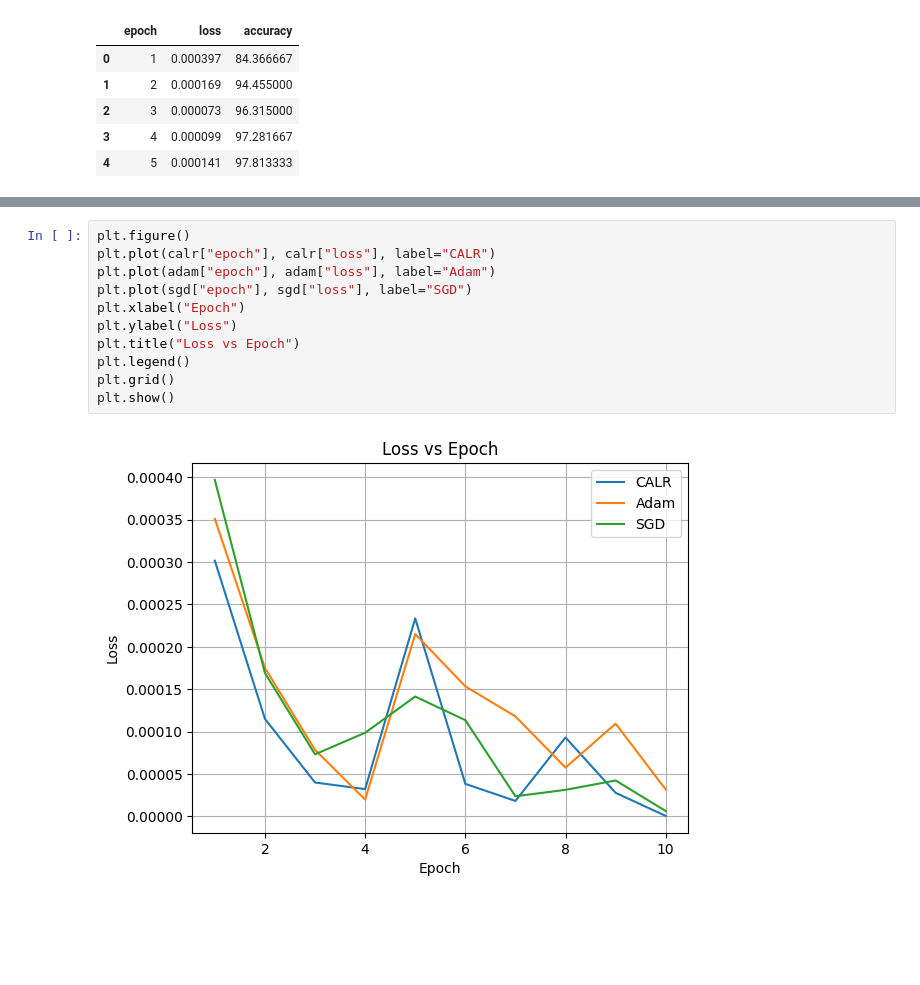
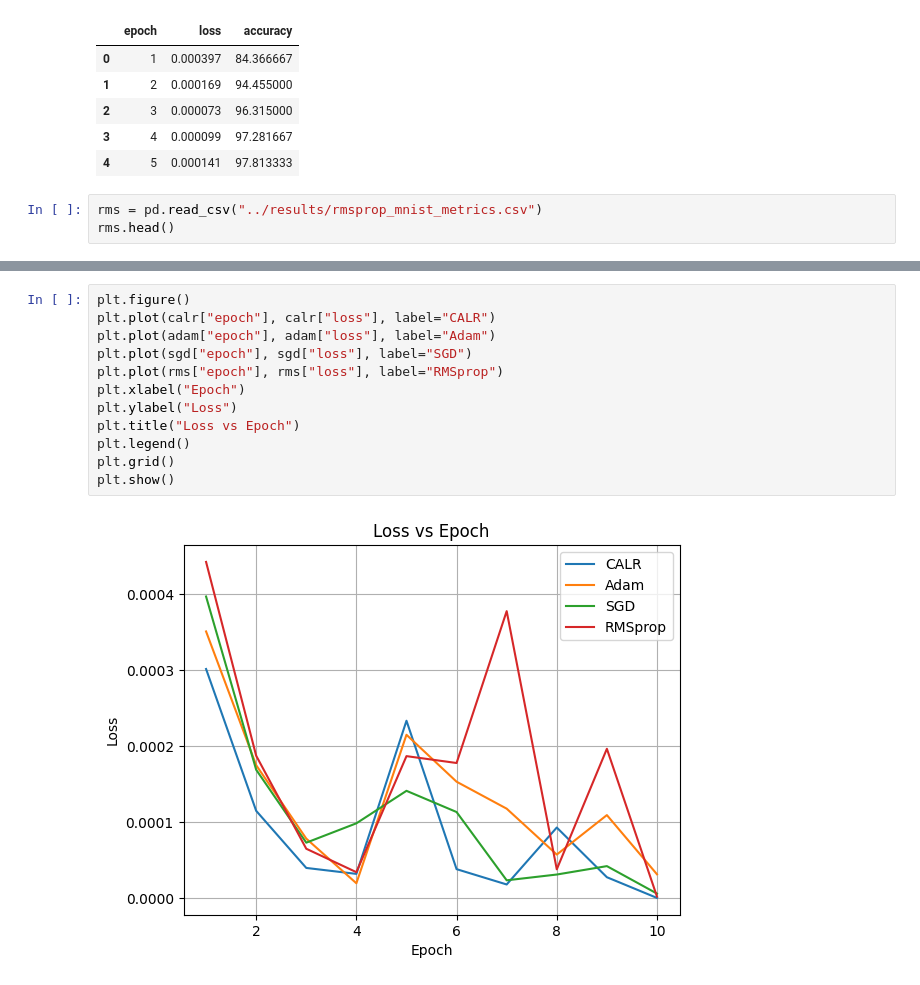
Before and after one commit to VishnuVardhanKasireddy/curvature-optimizer, a Jupyter notebook: notebooks/visualisation_mnist.ipynb, the cells around one changed output, grey strips where cells are left out. Drawn from its saved outputs; the diff is of its cells as text; blank space fills up the shorter version.

```diff
--- a/notebooks/visualisation_mnist.ipynb
+++ b/notebooks/visualisation_mnist.ipynb
@@ -32,3 +32,6 @@ sgd.head()
 | 2 | 3 | 0.000073 | 96.315000 |
 | 3 | 4 | 0.000099 | 97.281667 |
 | 4 | 5 | 0.000141 | 97.813333 |
+# %%
+rms = pd.read_csv("../results/rmsprop_mnist_metrics.csv")
+rms.head()
@@ -35,16 +45,17 @@ sgd.head()
 # %%
 plt.figure()
 plt.plot(calr["epoch"], calr["loss"], label="CALR")
 plt.plot(adam["epoch"], adam["loss"], label="Adam")
 plt.plot(sgd["epoch"], sgd["loss"], label="SGD")
+plt.plot(rms["epoch"], rms["loss"], label="RMSprop")
 plt.xlabel("Epoch")
 plt.ylabel("Loss")
 plt.title("Loss vs Epoch")
 plt.legend()
 plt.grid()
 plt.show()
 # %% [output]
-[figure, old version]
+[figure, new version]
 # %%
 plt.figure()
 plt.plot(calr["epoch"], calr["accuracy"], label="CALR")
```
Also changed, not shown: parts of 2 cells of this notebook, 2 other files.
